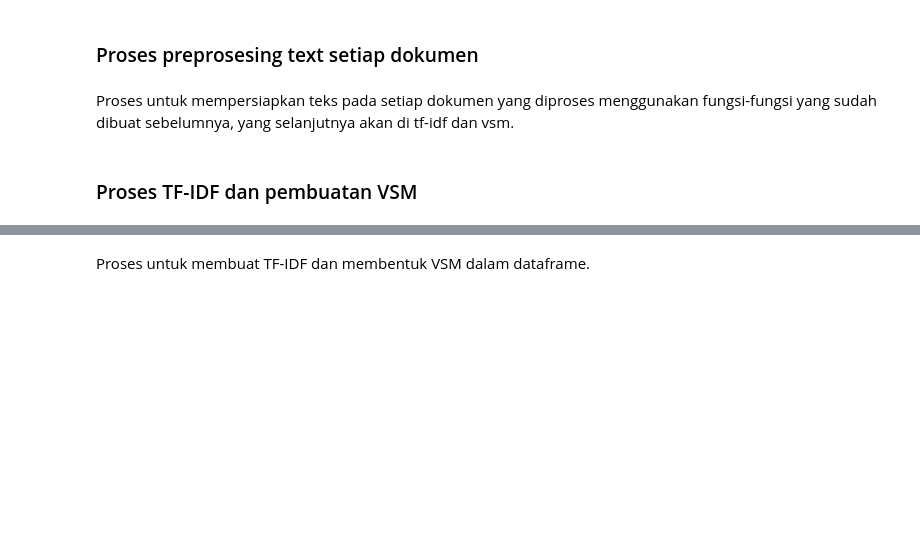
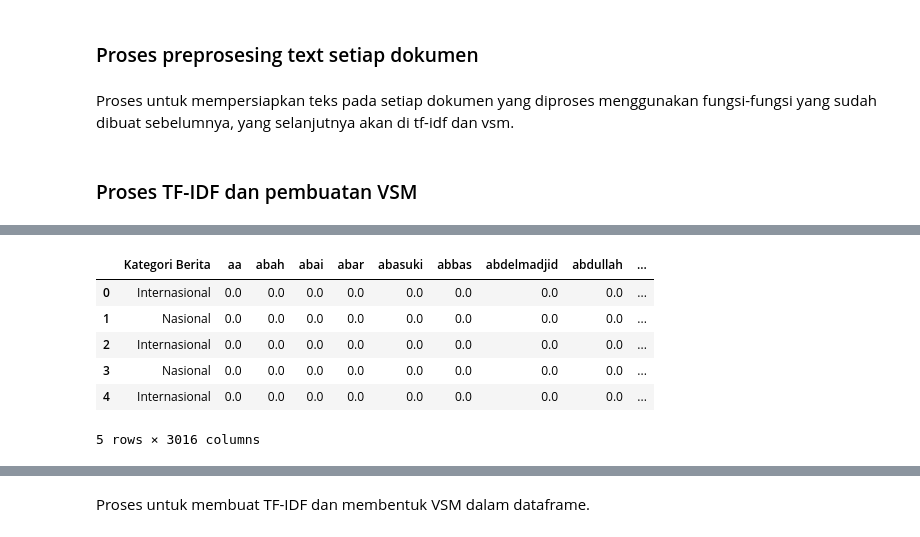
Before and after one commit to Ranwiesiel/ppw, a Jupyter notebook: tugas2/TF-IDF&VSM.ipynb, the cells around one changed output, grey strips where cells are left out. Cells and saved outputs as stored; diff of their text form; code cells hidden in the pictures; blank space fills up the shorter version.

```diff
--- a/tugas2/TF-IDF&VSM.ipynb
+++ b/tugas2/TF-IDF&VSM.ipynb
@@ -177,3 +205,24 @@ tfidf, df_tfidf = tfidf_vsm(data['cleaned_text'], data['kategori'])
+# %%
+def model_tf_idf(data, model, kategori):
+	tfidf_matrix = model.transform(data)
+	feature_names = model.get_feature_names_out()
+
+	df_tfidf = pd.DataFrame(tfidf_matrix.toarray(), columns=feature_names)
+	df_tfidf.insert(0, 'Kategori Berita', kategori.reset_index(drop=True))
+
+	return df_tfidf
+
+df_tfidf_test = model_tf_idf(data_test['cleaned_text'], tfidf_model, data_test['kategori'])
+# %%
+df_tfidf_test.head()
+# %% [output]
+|  | Kategori Berita | aa | abah | abai | abar | abasuki | abbas | abdelmadjid | abdullah | ... |
+| 0 | Internasional | 0.0 | 0.0 | 0.0 | 0.0 | 0.0 | 0.0 | 0.0 | 0.0 | ... |
+| 1 | Nasional | 0.0 | 0.0 | 0.0 | 0.0 | 0.0 | 0.0 | 0.0 | 0.0 | ... |
+| 2 | Internasional | 0.0 | 0.0 | 0.0 | 0.0 | 0.0 | 0.0 | 0.0 | 0.0 | ... |
+| 3 | Nasional | 0.0 | 0.0 | 0.0 | 0.0 | 0.0 | 0.0 | 0.0 | 0.0 | ... |
+| 4 | Internasional | 0.0 | 0.0 | 0.0 | 0.0 | 0.0 | 0.0 | 0.0 | 0.0 | ... |
+5 rows × 3016 columns
 # %%
 df_tfidf
 # %% [output]
```
Also changed, not shown: parts of 11 cells of this notebook, 9 other files.
